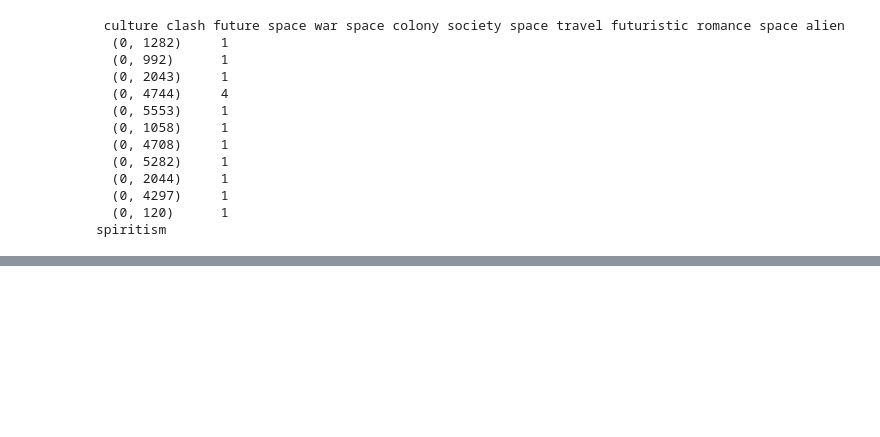
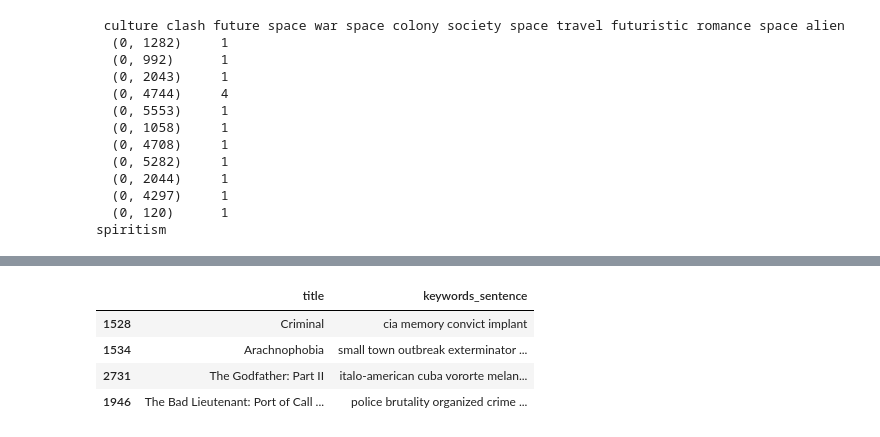
Before and after one commit to DanielHelps/TMDB-movies-analysis-and-predition, a Jupyter notebook: ratings.ipynb, the cells around one changed output, grey strips where cells are left out. Cells and saved outputs as stored; diff of their text form; code cells hidden in the pictures; blank space fills up the shorter version.

```diff
--- a/ratings.ipynb
+++ b/ratings.ipynb
@@ -605,0 +594,7 @@ print(tf_idf[0])
+# %%
+from sklearn.metrics.pairwise import cosine_similarity
+
+search_keywords = "corrupt"
+query = X.transform([search_keywords])
+similarity = cosine_similarity(query, tf_idf).argsort()[0][-5:-1]
+# similar_indices = np.argpartition(similarity,-5)
@@ -605,0 +607,8 @@ print(tf_idf[0])
+# %%
+df_keywords.iloc[similarity][['title','keywords_sentence']]
+# %% [output]
+|  | title | keywords_sentence |
+| 1528 | Criminal | cia memory convict implant |
+| 1534 | Arachnophobia | small town outbreak exterminator ... |
+| 2731 | The Godfather: Part II | italo-american cuba vororte melan... |
+| 1946 | The Bad Lieutenant: Port of Call ... | police brutality organized crime ... |
```
Also changed, not shown: parts of 4 cells of this notebook.
